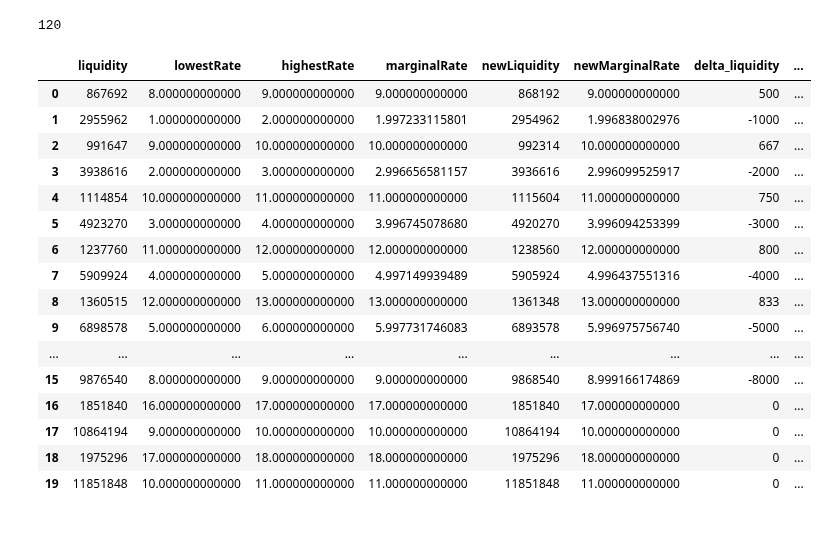
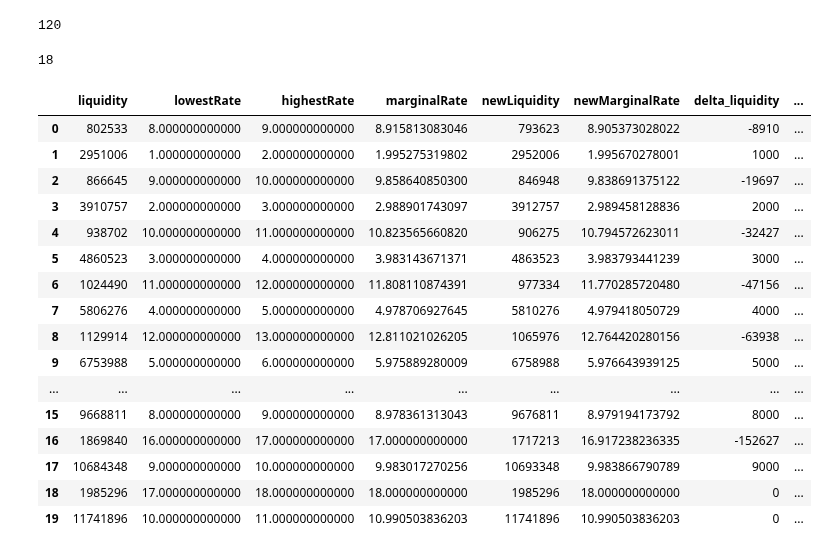
Before and after one commit to bancorprotocol/carbon-simulator, a Jupyter notebook: CarbonSim-Demo-5-5.ipynb, the cells around one changed output. Drawn from its saved outputs; the diff is of its cells as text; code cells hidden in the pictures.

```diff
--- a/CarbonSim-Demo-5-5.ipynb
+++ b/CarbonSim-Demo-5-5.ipynb
@@ -17,7 +18,7 @@ In this demo we investigate the **Fast Router performance** against test orders
 # %% [markdown]
 Initialize a fast simulator
 # %%
-filename = '20221219_tradeByTargetAmount.json'
+filename = '20221219_tradeBySourceAmount.json'
 if 'Target' in filename:
     is_by_target = True
 else:
@@ -62,33 +63,34 @@ len(bm_json)
 # %%
 pd.set_option('display.float_format', lambda x: '%.5f' % x)
 
-setup_index = 7
-
+setup_index = 18 #random.randint(0, len(bm_json))
+print(setup_index)
 strats = pd.DataFrame()
 strat_count = 0
 order_count = 0
 for strategy in bm_json[setup_index]['strategies']:
     orders, strat_count, order_count = parse_strategy(strategy, strat_count, order_count)
     strats = pd.concat([strats, orders])
 strats
 # %% [output]
+18
 |  | liquidity | lowestRate | highestRate | marginalRate | newLiquidity | newMarginalRate | delta_liquidity | ... |
-| 0 | 867692 | 8.000000000000 | 9.000000000000 | 9.000000000000 | 868192 | 9.000000000000 | 500 | ... |
-| 1 | 2955962 | 1.000000000000 | 2.000000000000 | 1.997233115801 | 2954962 | 1.996838002976 | -1000 | ... |
-| 2 | 991647 | 9.000000000000 | 10.000000000000 | 10.000000000000 | 992314 | 10.000000000000 | 667 | ... |
-| 3 | 3938616 | 2.000000000000 | 3.000000000000 | 2.996656581157 | 3936616 | 2.996099525917 | -2000 | ... |
-| 4 | 1114854 | 10.000000000000 | 11.000000000000 | 11.000000000000 | 1115604 | 11.000000000000 | 750 | ... |
-| 5 | 4923270 | 3.000000000000 | 4.000000000000 | 3.996745078680 | 4920270 | 3.996094253399 | -3000 | ... |
-| 6 | 1237760 | 11.000000000000 | 12.000000000000 | 12.000000000000 | 1238560 | 12.000000000000 | 800 | ... |
-| 7 | 5909924 | 4.000000000000 | 5.000000000000 | 4.997149939489 | 5905924 | 4.996437551316 | -4000 | ... |
-| 8 | 1360515 | 12.000000000000 | 13.000000000000 | 13.000000000000 | 1361348 | 13.000000000000 | 833 | ... |
-| 9 | 6898578 | 5.000000000000 | 6.000000000000 | 5.997731746083 | 6893578 | 5.996975756740 | -5000 | ... |
+| 0 | 802533 | 8.000000000000 | 9.000000000000 | 8.915813083046 | 793623 | 8.905373028022 | -8910 | ... |
+| 1 | 2951006 | 1.000000000000 | 2.000000000000 | 1.995275319802 | 2952006 | 1.995670278001 | 1000 | ... |
+| 2 | 866645 | 9.000000000000 | 10.000000000000 | 9.858640850300 | 846948 | 9.838691375122 | -19697 | ... |
+| 3 | 3910757 | 2.000000000000 | 3.000000000000 | 2.988901743097 | 3912757 | 2.989458128836 | 2000 | ... |
+| 4 | 938702 | 10.000000000000 | 11.000000000000 | 10.823565660820 | 906275 | 10.794572623011 | -32427 | ... |
+| 5 | 4860523 | 3.000000000000 | 4.000000000000 | 3.983143671371 | 4863523 | 3.983793441239 | 3000 | ... |
+| 6 | 1024490 | 11.000000000000 | 12.000000000000 | 11.808110874391 | 977334 | 11.770285720480 | -47156 | ... |
+| 7 | 5806276 | 4.000000000000 | 5.000000000000 | 4.978706927645 | 5810276 | 4.979418050729 | 4000 | ... |
+| 8 | 1129914 | 12.000000000000 | 13.000000000000 | 12.811021026205 | 1065976 | 12.764420280156 | -63938 | ... |
+| 9 | 6753988 | 5.000000000000 | 6.000000000000 | 5.975889280009 | 6758988 | 5.976643939125 | 5000 | ... |
 | ... | ... | ... | ... | ... | ... | ... | ... | ... |
-| 15 | 9876540 | 8.000000000000 | 9.000000000000 | 9.000000000000 | 9868540 | 8.999166174869 | -8000 | ... |
-| 16 | 1851840 | 16.000000000000 | 17.000000000000 | 17.000000000000 | 1851840 | 17.000000000000 | 0 | ... |
-| 17 | 10864194 | 9.000000000000 | 10.000000000000 | 10.000000000000 | 10864194 | 10.000000000000 | 0 | ... |
-| 18 | 1975296 | 17.000000000000 | 18.000000000000 | 18.000000000000 | 1975296 | 18.000000000000 | 0 | ... |
-| 19 | 11851848 | 10.000000000000 | 11.000000000000 | 11.000000000000 | 11851848 | 11.000000000000 | 0 | ... |
+| 15 | 9668811 | 8.000000000000 | 9.000000000000 | 8.978361313043 | 9676811 | 8.979194173792 | 8000 | ... |
+| 16 | 1869840 | 16.000000000000 | 17.000000000000 | 17.000000000000 | 1717213 | 16.917238236335 | -152627 | ... |
+| 17 | 10684348 | 9.000000000000 | 10.000000000000 | 9.983017270256 | 10693348 | 9.983866790789 | 9000 | ... |
+| 18 | 1985296 | 17.000000000000 | 18.000000000000 | 18.000000000000 | 1985296 | 18.000000000000 | 0 | ... |
+| 19 | 11741896 | 10.000000000000 | 11.000000000000 | 10.990503836203 | 11741896 | 10.990503836203 | 0 | ... |
 # %%
 pd.set_option('display.float_format', lambda x: '%.5f' % x)
 
```
Also changed, not shown: parts of 7 cells of this notebook.
